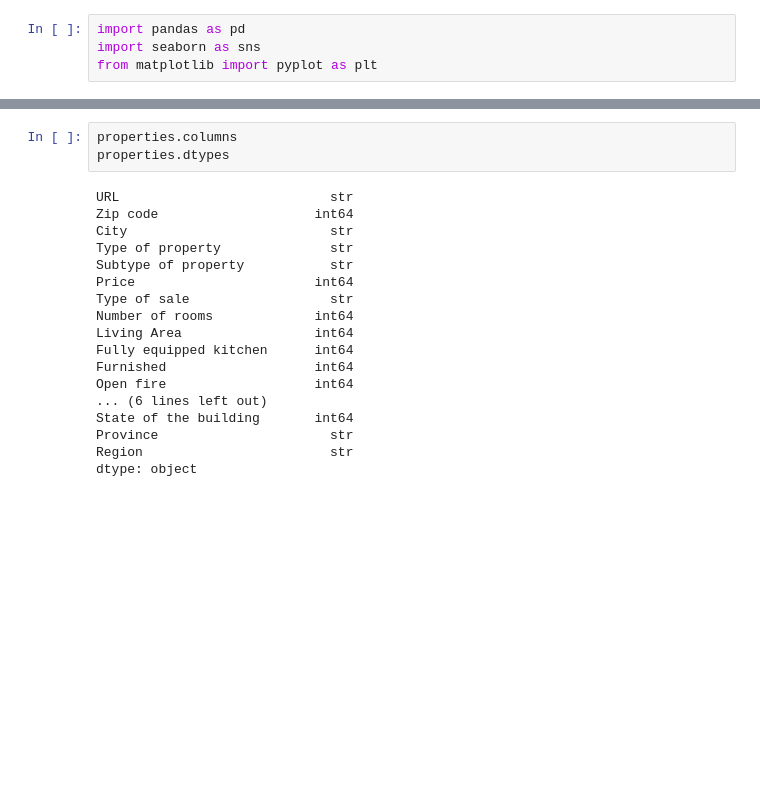
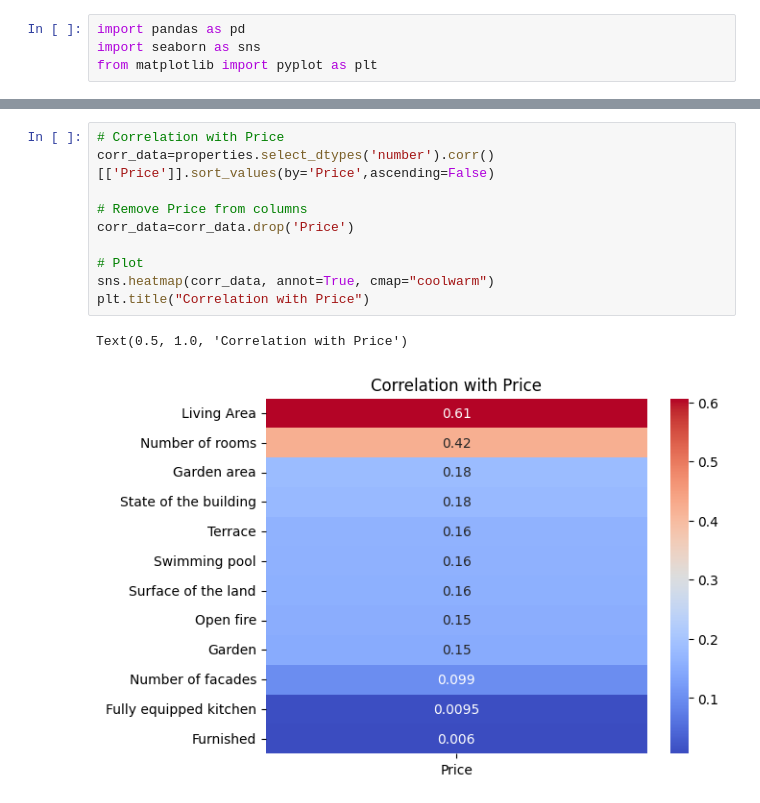
Before and after one commit to demuyncks/immo-eliza, a Jupyter notebook: notebooks/simon-notebooks/data-analysis-3-visu-and-corr.ipynb, the cells around one changed output, grey strips where cells are left out. Saved outputs shown, nothing was run; the diff lists cells and outputs as text; blank space fills up the shorter version.

```diff
--- a/notebooks/simon-notebooks/data-analysis-3-visu-and-corr.ipynb
+++ b/notebooks/simon-notebooks/data-analysis-3-visu-and-corr.ipynb
@@ -25,21 +27,13 @@ sns.countplot(data=properties,x='Region',hue='State of the building',ax=axes[3])
 # %%
-properties.columns
-properties.dtypes
+# Correlation with Price
+corr_data=properties.select_dtypes('number').corr()[['Price']].sort_values(by='Price',ascending=False)
+
+# Remove Price from columns
+corr_data=corr_data.drop('Price')
+
+# Plot
+sns.heatmap(corr_data, annot=True, cmap="coolwarm")
+plt.title("Correlation with Price")
 # %% [output]
-URL                           str
-Zip code                    int64
-City                          str
-Type of property              str
-Subtype of property           str
-Price                       int64
-Type of sale                  str
-Number of rooms             int64
-Living Area                 int64
-Fully equipped kitchen      int64
-Furnished                   int64
-Open fire                   int64
-... (6 lines left out)
-State of the building       int64
-Province                      str
-Region                        str
-dtype: object
+Text(0.5, 1.0, 'Correlation with Price')
+[figure, added]
```
Also changed, not shown: parts of 7 cells of this notebook, 4 other files.
